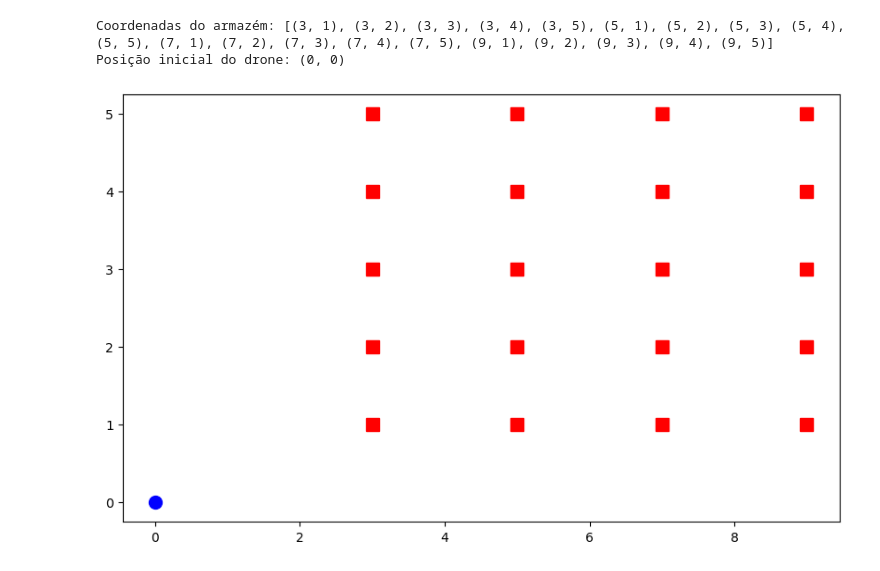
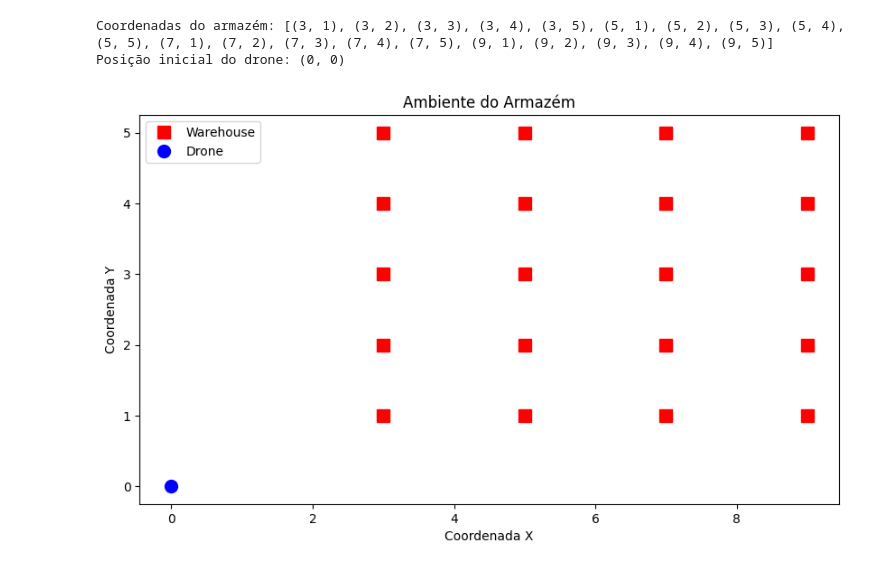
Before and after one commit to Viinario/drone-path-planning-z3, a Jupyter notebook: drone_incorrect_consumption.ipynb, the cells around one changed output. Cells and saved outputs as stored; diff of their text form; code cells hidden in the pictures.

```diff
--- a/drone_incorrect_consumption.ipynb
+++ b/drone_incorrect_consumption.ipynb
@@ -33,18 +33,34 @@ print("Posição inicial do drone:", drone)
 Coordenadas do armazém: [(3, 1), (3, 2), (3, 3), (3, 4), (3, 5), (5, 1), (5, 2), (5, 3), (5, 4), (5, 5), (7, 1), (7, 2), (7, 3), (7, 4), (7, 5), (9, 1), (9, 2), (9, 3), (9, 4), (9, 5)]
 Posição inicial do drone: (0, 0)
 # %%
-# Plot the warehouse environment and drone's path
 fig, ax = plt.subplots(figsize=(10, 6))
-# Plot the coordinates
-for x, y in warehouse:
-    ax.plot(x, y, 'rs', markersize=10)
 
-ax.plot(drone[0], drone[1], 'bo', markersize=10)
+# Plot dos pontos do armazém
+ax.plot(
+    [x for x, y in warehouse],
+    [y for x, y in warehouse],
+    'rs',
+    markersize=10,
+    label='Warehouse'
+)
+
+# Plot da posição do drone
+ax.plot(drone[0], drone[1], 'bo', markersize=10, label='Drone')
+
+# Adiciona título e rótulos nos eixos
+ax.set_title('Ambiente do Armazém')
+ax.set_xlabel('Coordenada X')
+ax.set_ylabel('Coordenada Y')
+
+# Define a proporção igual para os eixos
+ax.set_aspect('equal')
+
+# Exibe a legenda
+ax.legend()
 
 plt.show()
-ax.set_aspect('equal')
 # %% [output]
-[figure, old version]
+[figure, new version]
 # %%
 def solve_with_min_timesteps(max_timesteps, bmax, gridx, gridy, warehouse):
     for timesteps in range(1, max_timesteps + 1):
```
